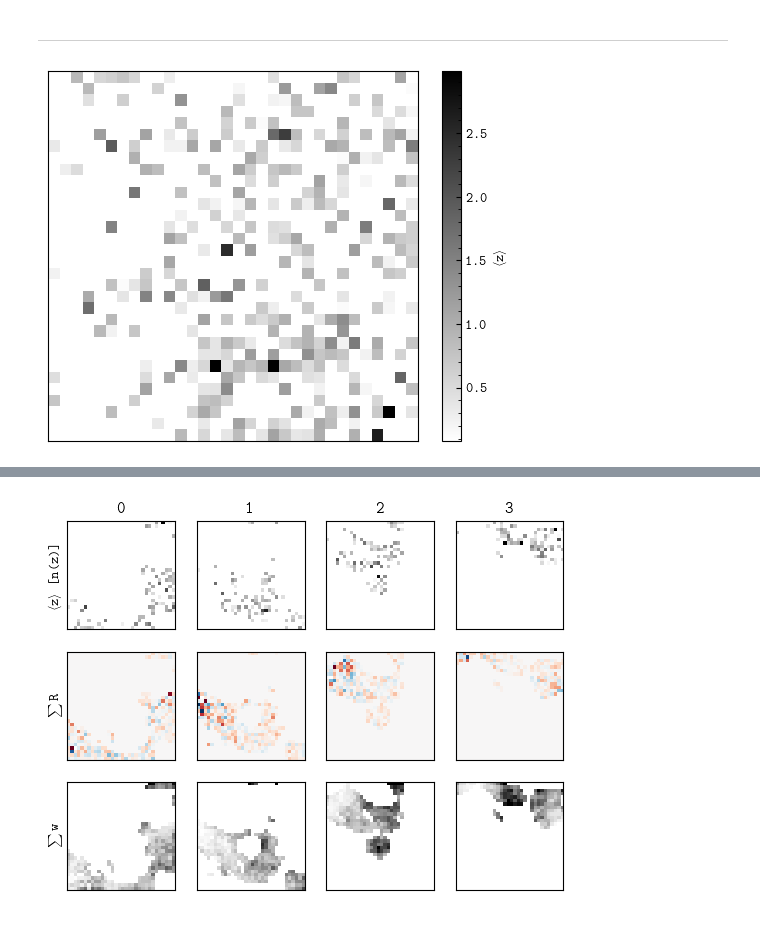
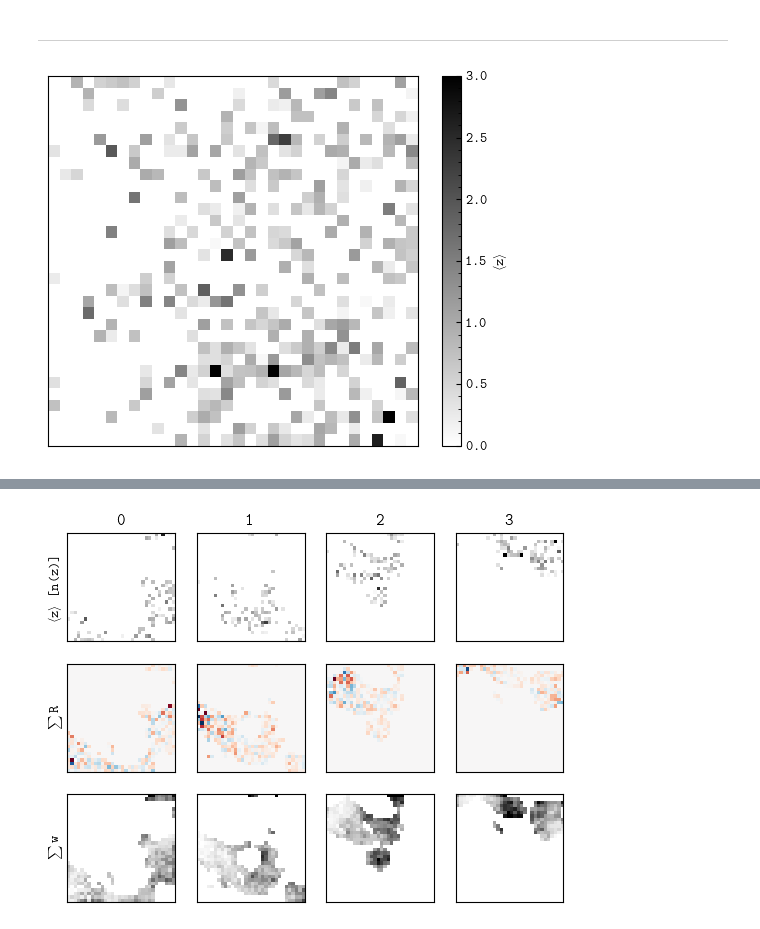
Before and after one commit to sidneymau/des-y6-image-sims-analysis, a Jupyter notebook: notebooks/2025_01_17_tomographic-matching/dev.ipynb, the cells around one changed output, grey strips where cells are left out. Cells and saved outputs as stored; diff of their text form; code cells hidden in the pictures.

```diff
--- a/notebooks/2025_01_17_tomographic-matching/dev.ipynb
+++ b/notebooks/2025_01_17_tomographic-matching/dev.ipynb
@@ -206,16 +206,6 @@ match_indices = ~np.isnan(hf_match["mdet"]["uid"])
 # extend the last bin and "pileup"
 zedges = np.copy(lib.const.ZEDGES)
 zedges[-1] = 4.
-
-# TODO: compute n(z) by counting or summing weights?
-
-_count, _, _, _ = stats.binned_statistic_2d(
-    assignments["noshear"][match_indices],
-    hf_match["mdet"]["z"][match_indices],
-    None,
-    statistic="count",
-    bins=[lib.const.CELL_IDS, zedges],
-)
 
 _sum_weight, _, _, _ = stats.binned_statistic_2d(
     assignments["noshear"][match_indices],
@@ -225,26 +215,25 @@ _sum_weight, _, _, _ = stats.binned_statistic_2d(
     bins=[lib.const.CELL_IDS, zedges],
 )
 
-nz = _count / np.diff(lib.const.ZEDGES)
+nz = _sum_weight / np.diff(lib.const.ZEDGES)
 nz /= nz.sum()
-
-nz_w = _sum_weight / np.diff(lib.const.ZEDGES)
-nz_w /= nz_w.sum()
 # %%
 fig, axs = plt.subplots(1, 1)
 
 m = axs.imshow(
     (
         np.sum(lib.const.ZVALS * nz, axis=1)
         / np.sum(nz, axis=1)
     ).reshape(lib.const.SOM_SHAPE),
     origin="lower",
+    vmin=0,
+    vmax=3,
 )
 fig.colorbar(m, label="$\\langle z \\rangle$")
 
 axs.set_xticks([])
 axs.set_yticks([])
 
 plt.show()
 # %% [output]
-[figure, old version]
+[figure, new version]
```
Also changed, not shown: parts of 5 cells of this notebook.
